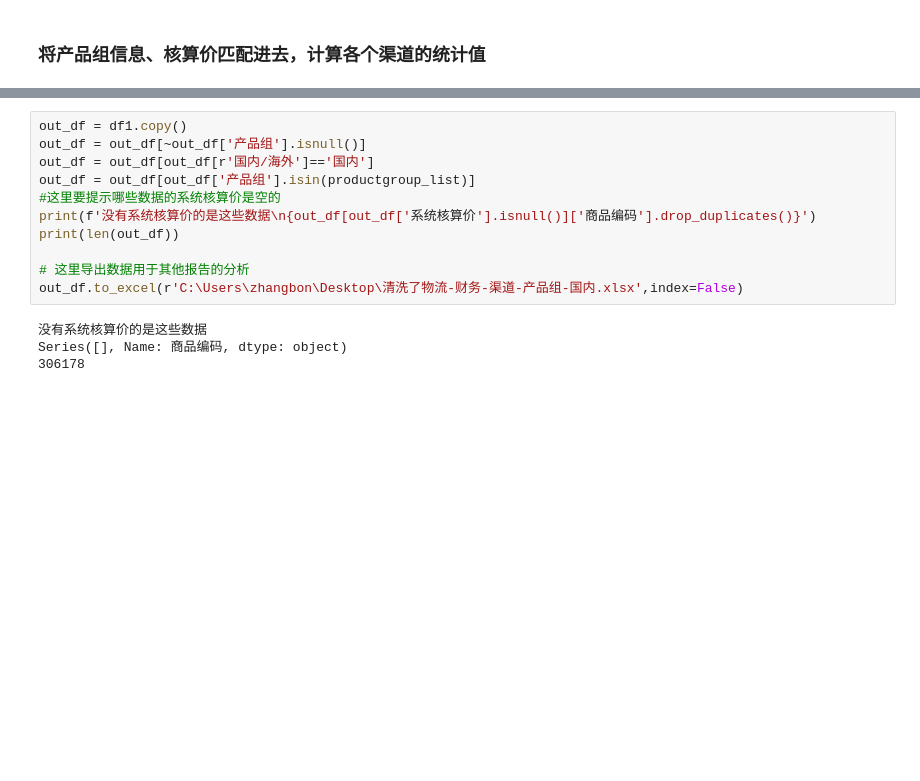
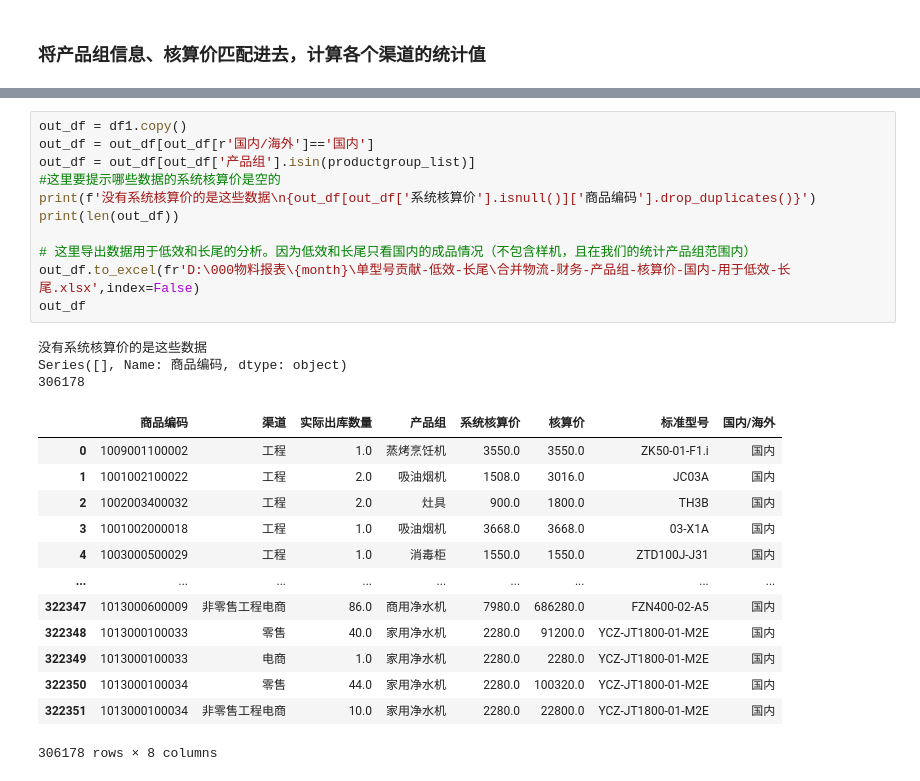
Before and after one commit to zb1005/python-tool, a Jupyter notebook: 零件报告/单型号贡献、低效、长尾/单型号贡献.ipynb, the cells around one changed output, grey strips where cells are left out. Drawn from its saved outputs; the diff is of its cells as text; blank space fills up the shorter version.

```diff
--- a/零件报告/单型号贡献、低效、长尾/单型号贡献.ipynb
+++ b/零件报告/单型号贡献、低效、长尾/单型号贡献.ipynb
@@ -239,15 +261,28 @@ df1.to_excel(r'D:\000物料报表\202508\单物料产值\统计周期内产品
 # %%
 out_df = df1.copy()
-out_df = out_df[~out_df['产品组'].isnull()]
 out_df = out_df[out_df[r'国内/海外']=='国内']
 out_df = out_df[out_df['产品组'].isin(productgroup_list)]
 #这里要提示哪些数据的系统核算价是空的
 print(f'没有系统核算价的是这些数据\n{out_df[out_df['系统核算价'].isnull()]['商品编码'].drop_duplicates()}')
 print(len(out_df))
 
-# 这里导出数据用于其他报告的分析
-out_df.to_excel(r'C:\Users\zhangbon\Desktop\清洗了物流-财务-渠道-产品组-国内.xlsx',index=False)
+# 这里导出数据用于低效和长尾的分析。因为低效和长尾只看国内的成品情况（不包含样机，且在我们的统计产品组范围内）
+out_df.to_excel(fr'D:\000物料报表\{month}\单型号贡献-低效-长尾\合并物流-财务-产品组-核算价-国内-用于低效-长尾.xlsx',index=False)
+out_df
 # %% [output]
 没有系统核算价的是这些数据
 Series([], Name: 商品编码, dtype: object)
 306178
+|  | 商品编码 | 渠道 | 实际出库数量 | 产品组 | 系统核算价 | 核算价 | 标准型号 | 国内/海外 |
+| 0 | 1009001100002 | 工程 | 1.0 | 蒸烤烹饪机 | 3550.0 | 3550.0 | ZK50-01-F1.i | 国内 |
+| 1 | 1001002100022 | 工程 | 2.0 | 吸油烟机 | 1508.0 | 3016.0 | JC03A | 国内 |
+| 2 | 1002003400032 | 工程 | 2.0 | 灶具 | 900.0 | 1800.0 | TH3B | 国内 |
+| 3 | 1001002000018 | 工程 | 1.0 | 吸油烟机 | 3668.0 | 3668.0 | 03-X1A | 国内 |
+| 4 | 1003000500029 | 工程 | 1.0 | 消毒柜 | 1550.0 | 1550.0 | ZTD100J-J31 | 国内 |
+| ... | ... | ... | ... | ... | ... | ... | ... | ... |
+| 322347 | 1013000600009 | 非零售工程电商 | 86.0 | 商用净水机 | 7980.0 | 686280.0 | FZN400-02-A5 | 国内 |
+| 322348 | 1013000100033 | 零售 | 40.0 | 家用净水机 | 2280.0 | 91200.0 | YCZ-JT1800-01-M2E | 国内 |
+| 322349 | 1013000100033 | 电商 | 1.0 | 家用净水机 | 2280.0 | 2280.0 | YCZ-JT1800-01-M2E | 国内 |
+| 322350 | 1013000100034 | 零售 | 44.0 | 家用净水机 | 2280.0 | 100320.0 | YCZ-JT1800-01-M2E | 国内 |
+| 322351 | 1013000100034 | 非零售工程电商 | 10.0 | 家用净水机 | 2280.0 | 22800.0 | YCZ-JT1800-01-M2E | 国内 |
+306178 rows × 8 columns
```
Also changed, not shown: parts of 24 cells of this notebook, 5 other files.
